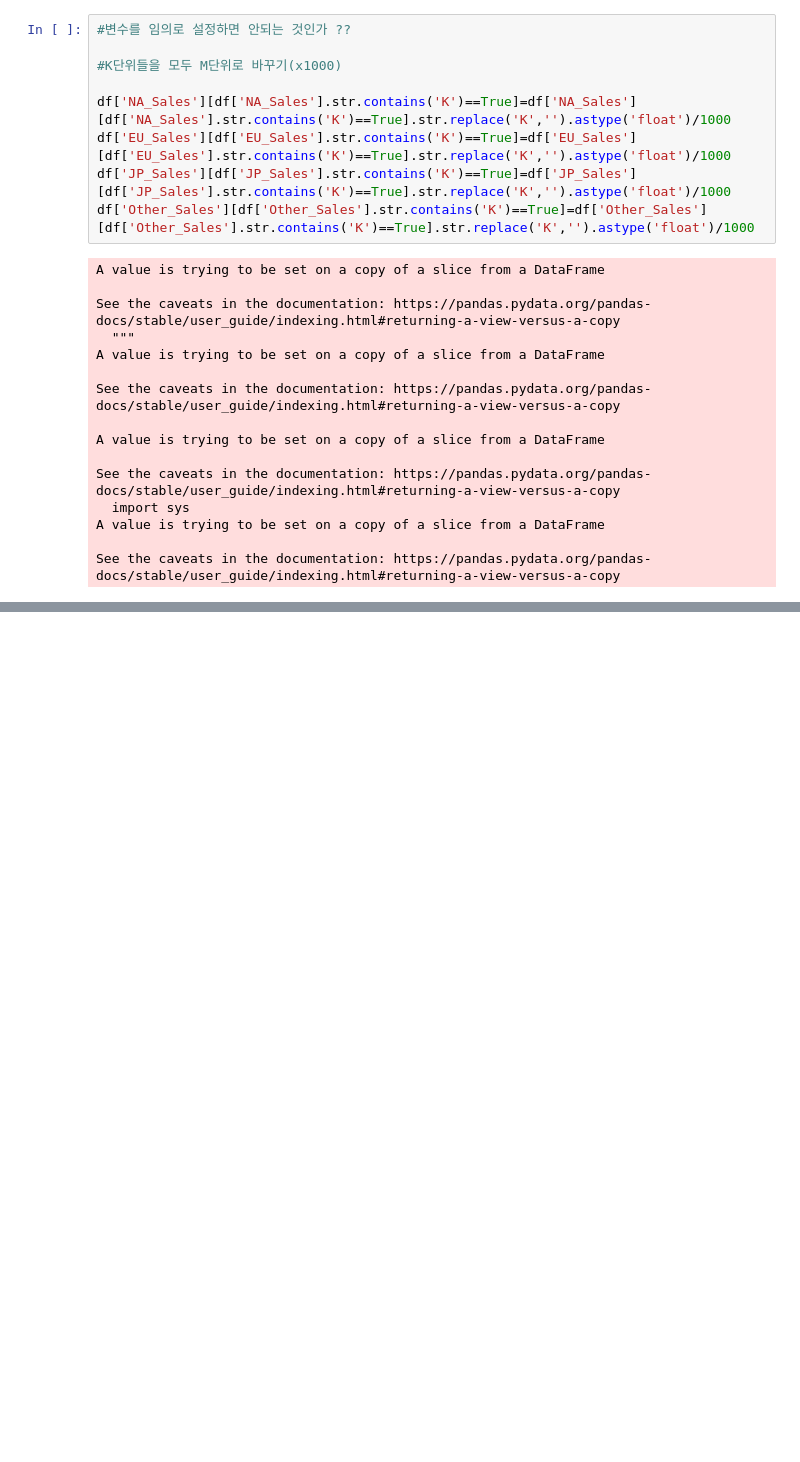
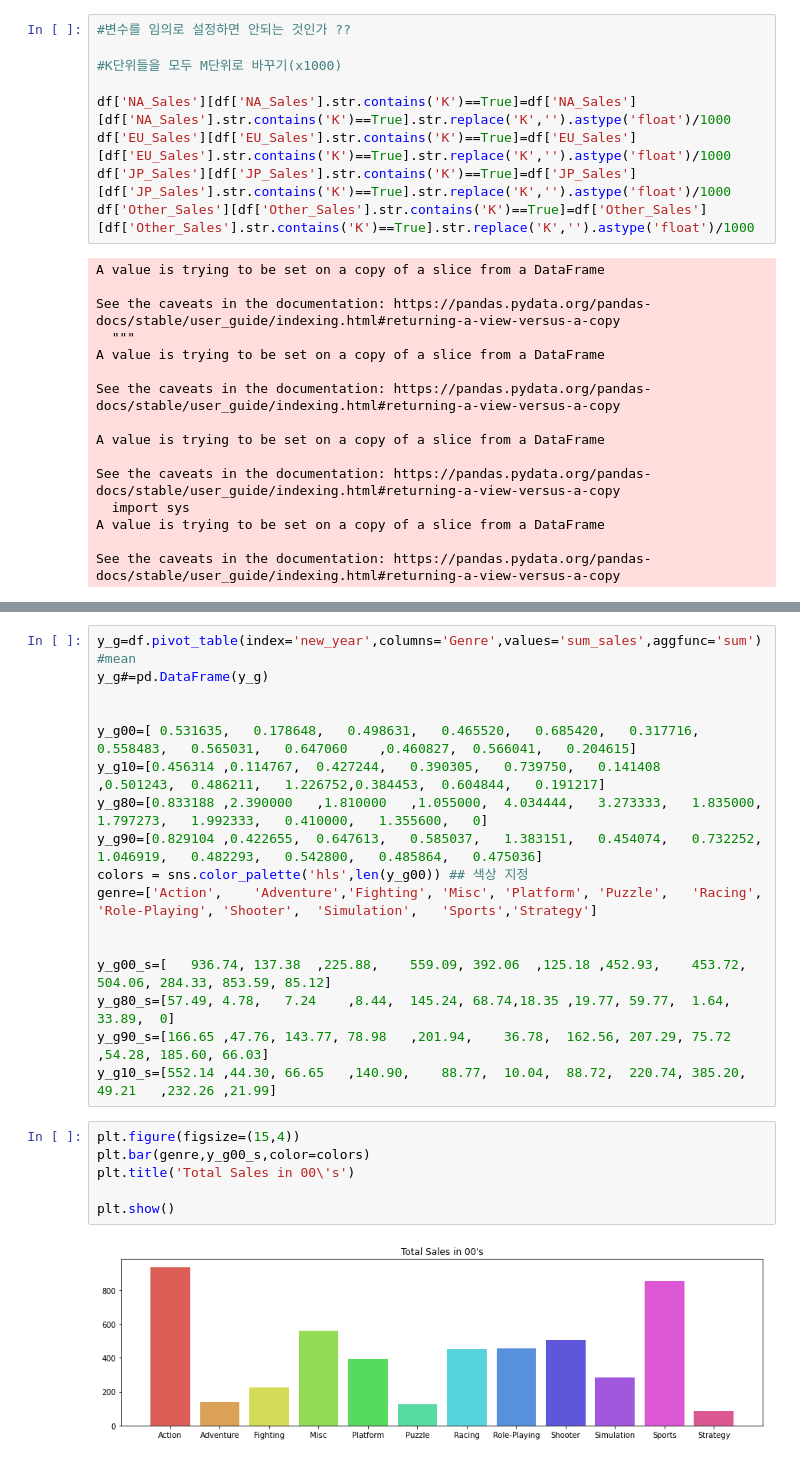
Before and after one commit to suzzini/DS_Project, a Jupyter notebook: DS_Project1.ipynb, the cells around one changed output, grey strips where cells are left out. Cells and saved outputs as stored; diff of their text form; blank space fills up the shorter version.

```diff
--- a/DS_Project1.ipynb
+++ b/DS_Project1.ipynb
@@ -69,0 +223,25 @@ Name: Other_Sales, Length: 16598, dtype: float64
+# %%
+y_g=df.pivot_table(index='new_year',columns='Genre',values='sum_sales',aggfunc='sum') #mean
+y_g#=pd.DataFrame(y_g)
+
+
+y_g00=[	0.531635,	0.178648,	0.498631,	0.465520,	0.685420,	0.317716,	0.558483,	0.565031,	0.647060	,0.460827,	0.566041,	0.204615]
+y_g10=[0.456314	,0.114767,	0.427244,	0.390305,	0.739750,	0.141408	,0.501243,	0.486211,	1.226752,0.384453,	0.604844,	0.191217]
+y_g80=[0.833188	,2.390000	,1.810000	,1.055000,	4.034444,	3.273333,	1.835000,	1.797273,	1.992333,	0.410000,	1.355600,	0]
+y_g90=[0.829104	,0.422655,	0.647613,	0.585037,	1.383151,	0.454074,	0.732252,	1.046919,	0.482293,	0.542800,	0.485864,	0.475036]
+colors = sns.color_palette('hls',len(y_g00)) ## 색상 지정
+genre=['Action',	'Adventure','Fighting',	'Misc',	'Platform',	'Puzzle',	'Racing',	'Role-Playing',	'Shooter',	'Simulation',	'Sports','Strategy']
+
+
+y_g00_s=[	936.74,	137.38	,225.88,	559.09,	392.06	,125.18	,452.93,	453.72,	504.06,	284.33,	853.59,	85.12]
+y_g80_s=[57.49,	4.78,	7.24	,8.44,	145.24,	68.74,18.35	,19.77,	59.77,	1.64,	33.89,	0]
+y_g90_s=[166.65	,47.76,	143.77,	78.98	,201.94,	36.78,	162.56,	207.29,	75.72	,54.28,	185.60,	66.03]
+y_g10_s=[552.14	,44.30,	66.65	,140.90,	88.77,	10.04,	88.72,	220.74,	385.20,	49.21	,232.26	,21.99]
+# %%
+plt.figure(figsize=(15,4))
+plt.bar(genre,y_g00_s,color=colors)
+plt.title('Total Sales in 00\'s')
+
+plt.show()
+# %% [output]
+[figure, added]
```
Also changed, not shown: parts of 90 cells of this notebook.
